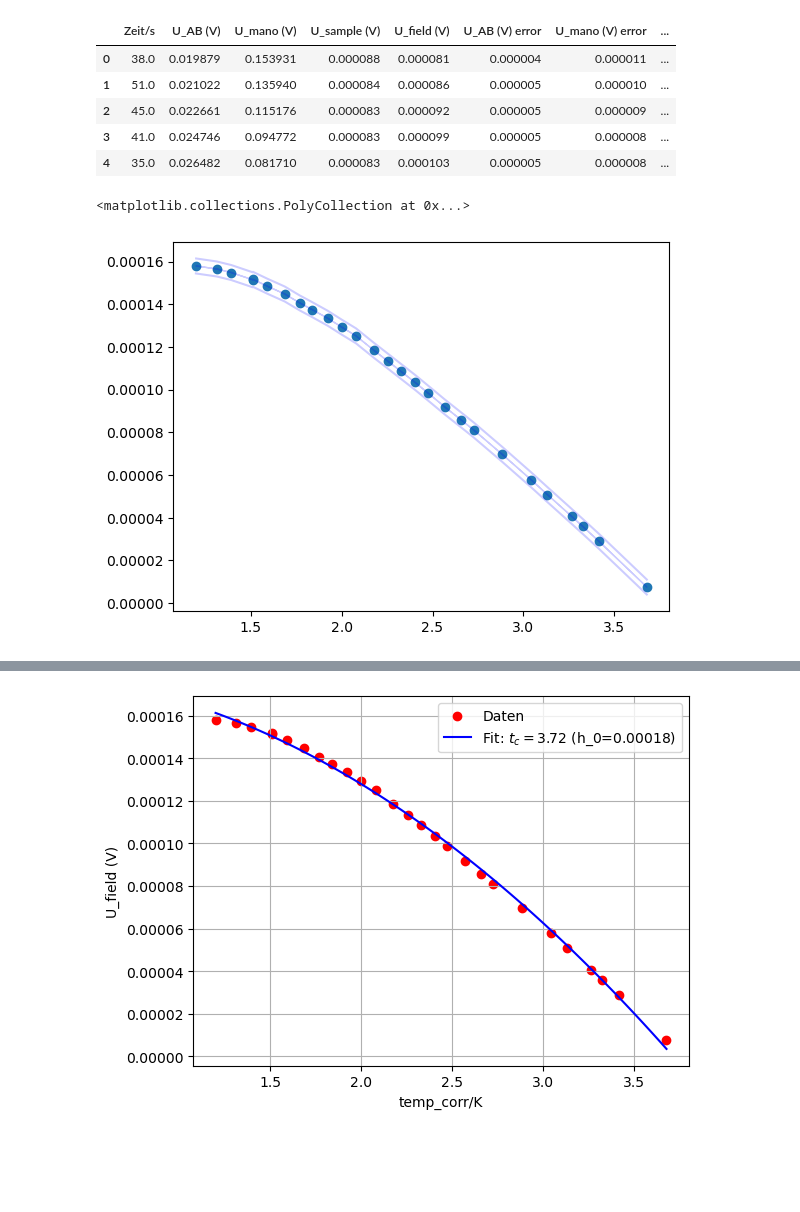
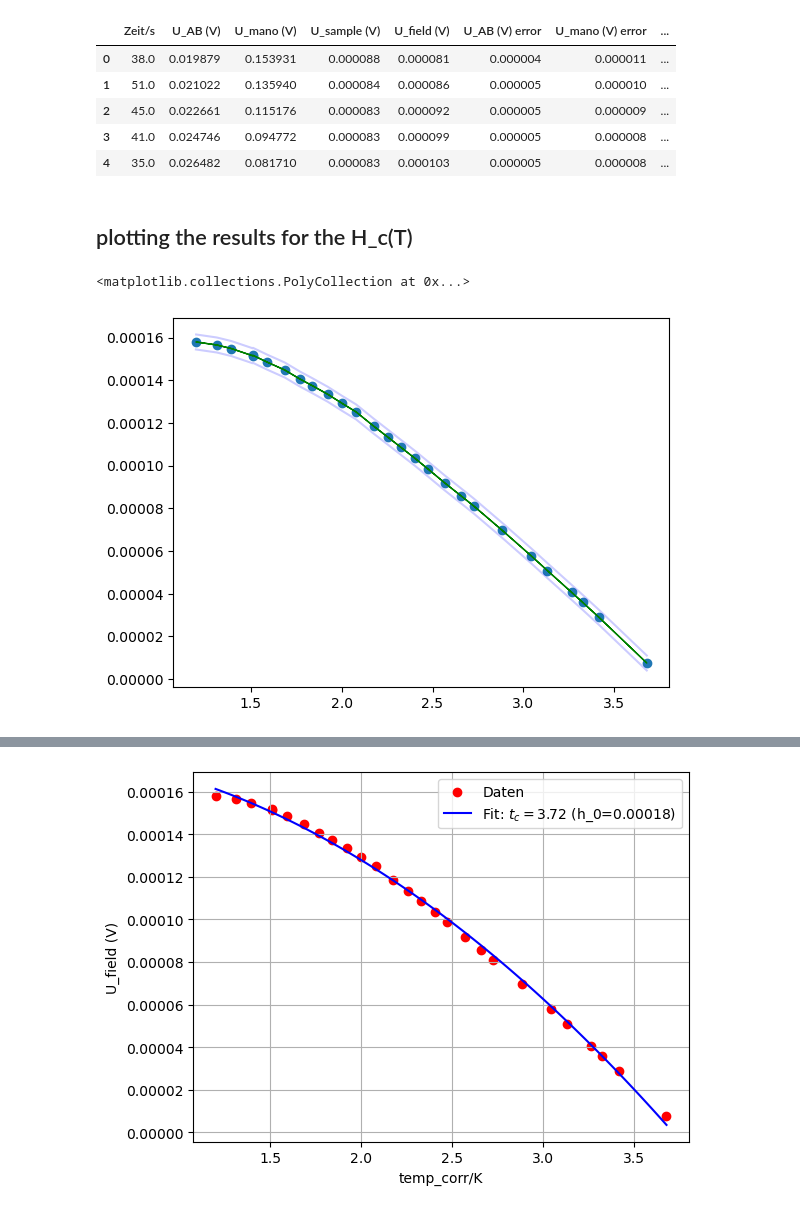
Before and after one commit to Darrenshan27/supraconductivity, a Jupyter notebook: data_processing.ipynb, the cells around one changed output, grey strips where cells are left out. Saved outputs shown, nothing was run; the diff lists cells and outputs as text; code cells hidden in the pictures; blank space fills up the shorter version.

```diff
--- a/data_processing.ipynb
+++ b/data_processing.ipynb
@@ -640,24 +660,26 @@ df_hc_calc.head()
 | 2 | 45.0 | 0.022661 | 0.115176 | 0.000083 | 0.000092 | 0.000005 | 0.000009 | ... |
 | 3 | 41.0 | 0.024746 | 0.094772 | 0.000083 | 0.000099 | 0.000005 | 0.000008 | ... |
 | 4 | 35.0 | 0.026482 | 0.081710 | 0.000083 | 0.000103 | 0.000005 | 0.000008 | ... |
+# %% [markdown]
+## plotting the results for the H_c(T)
 # %%
 df_hc_calc_sorted = df_hc_calc.sort_values(by='temp_corr/K')
 plt.scatter(df_hc_calc_sorted['temp_corr/K'], df_hc_calc_sorted['U_field (V)'])
 
 # Linien für Fehlerbalken
 plt.plot(df_hc_calc_sorted['temp_corr/K'] - df_hc_calc_sorted['temp_corr error/K'],
          df_hc_calc_sorted['U_field (V)'] - df_hc_calc_sorted['U_field (V) error'],
          alpha=0.2, color='blue')
 
 plt.plot(df_hc_calc_sorted['temp_corr/K'] + df_hc_calc_sorted['temp_corr error/K'],
          df_hc_calc_sorted['U_field (V)'] + df_hc_calc_sorted['U_field (V) error'],
          alpha=0.2, color='blue')
 
 # Schraffierte Fläche zwischen den Linien
 plt.fill_betweenx(df_hc_calc_sorted['U_field (V)'],
                   df_hc_calc_sorted['temp_corr/K'] - df_hc_calc_sorted['temp_corr error/K'],
                   df_hc_calc_sorted['temp_corr/K'] + df_hc_calc_sorted['temp_corr error/K'],
-                  color='blue', alpha=0.2, hatch ='/')
+                  color='green', alpha=1, hatch ='+')
 # %% [output]
 <matplotlib.collections.PolyCollection at 0x...>
-[figure, old version]
+[figure, new version]
```
Also changed, not shown: parts of 18 cells of this notebook.
